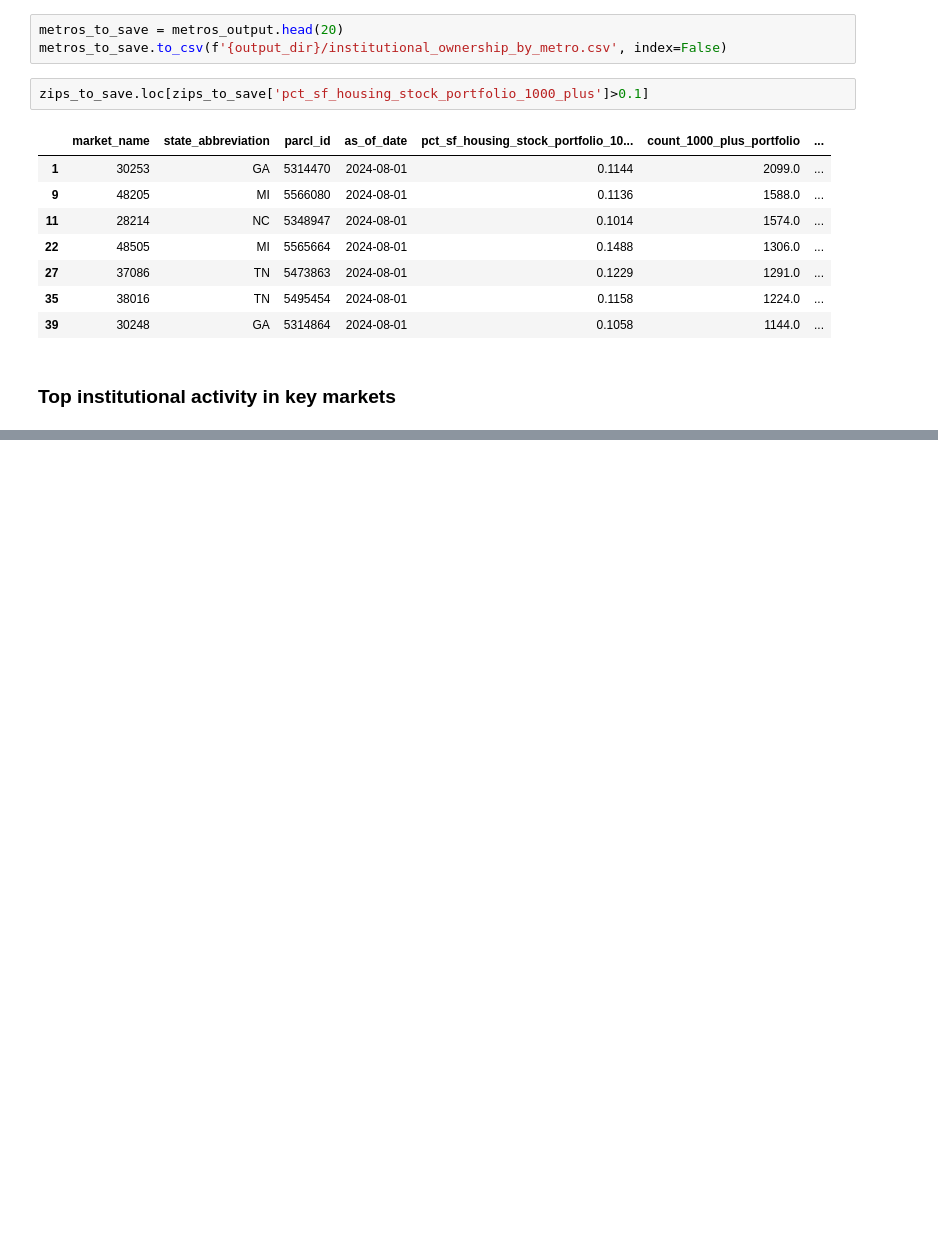
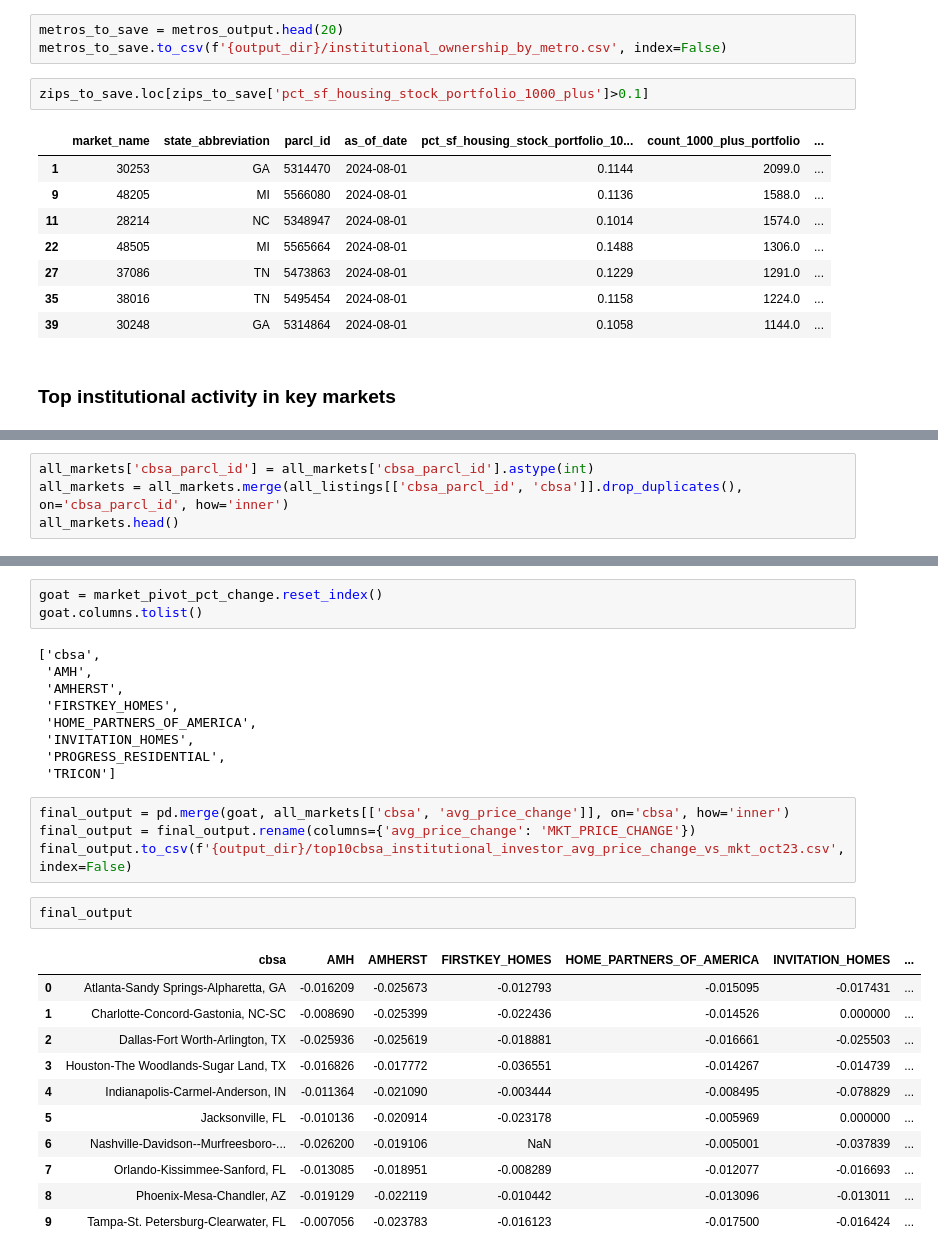
Before and after one commit to ParclLabs/parcllabs-cookbook, a Jupyter notebook: examples/experimental/supply_and_demand/wip_who_is_providing_supply_v2.ipynb, the cells around one changed output, grey strips where cells are left out. Saved outputs shown, nothing was run; the diff lists cells and outputs as text; blank space fills up the shorter version.

```diff
--- a/examples/experimental/supply_and_demand/wip_who_is_providing_supply_v2.ipynb
+++ b/examples/experimental/supply_and_demand/wip_who_is_providing_supply_v2.ipynb
@@ -824,0 +882,4 @@ market_homes_owned_pivot.to_csv(f'{output_dir}/top10cbsa_institutional_investor_
+# %%
+all_markets['cbsa_parcl_id'] = all_markets['cbsa_parcl_id'].astype(int)
+all_markets = all_markets.merge(all_listings[['cbsa_parcl_id', 'cbsa']].drop_duplicates(), on='cbsa_parcl_id', how='inner')
+all_markets.head()
@@ -824,0 +893,30 @@ market_homes_owned_pivot.to_csv(f'{output_dir}/top10cbsa_institutional_investor_
+# %%
+goat = market_pivot_pct_change.reset_index()
+goat.columns.tolist()
+# %% [output]
+['cbsa',
+ 'AMH',
+ 'AMHERST',
+ 'FIRSTKEY_HOMES',
+ 'HOME_PARTNERS_OF_AMERICA',
+ 'INVITATION_HOMES',
+ 'PROGRESS_RESIDENTIAL',
+ 'TRICON']
+# %%
+final_output = pd.merge(goat, all_markets[['cbsa', 'avg_price_change']], on='cbsa', how='inner')
+final_output = final_output.rename(columns={'avg_price_change': 'MKT_PRICE_CHANGE'})
+final_output.to_csv(f'{output_dir}/top10cbsa_institutional_investor_avg_price_change_vs_mkt_oct23.csv', index=False)
+# %%
+final_output
+# %% [output]
+|  | cbsa | AMH | AMHERST | FIRSTKEY_HOMES | HOME_PARTNERS_OF_AMERICA | INVITATION_HOMES | ... |
+| 0 | Atlanta-Sandy Springs-Alpharetta, GA | -0.016209 | -0.025673 | -0.012793 | -0.015095 | -0.017431 | ... |
+| 1 | Charlotte-Concord-Gastonia, NC-SC | -0.008690 | -0.025399 | -0.022436 | -0.014526 | 0.000000 | ... |
+| 2 | Dallas-Fort Worth-Arlington, TX | -0.025936 | -0.025619 | -0.018881 | -0.016661 | -0.025503 | ... |
+| 3 | Houston-The Woodlands-Sugar Land, TX | -0.016826 | -0.017772 | -0.036551 | -0.014267 | -0.014739 | ... |
+| 4 | Indianapolis-Carmel-Anderson, IN | -0.011364 | -0.021090 | -0.003444 | -0.008495 | -0.078829 | ... |
+| 5 | Jacksonville, FL | -0.010136 | -0.020914 | -0.023178 | -0.005969 | 0.000000 | ... |
+| 6 | Nashville-Davidson--Murfreesboro-... | -0.026200 | -0.019106 | NaN | -0.005001 | -0.037839 | ... |
+| 7 | Orlando-Kissimmee-Sanford, FL | -0.013085 | -0.018951 | -0.008289 | -0.012077 | -0.016693 | ... |
+| 8 | Phoenix-Mesa-Chandler, AZ | -0.019129 | -0.022119 | -0.010442 | -0.013096 | -0.013011 | ... |
+| 9 | Tampa-St. Petersburg-Clearwater, FL | -0.007056 | -0.023783 | -0.016123 | -0.017500 | -0.016424 | ... |
```
Also changed, not shown: parts of 26 cells of this notebook.
